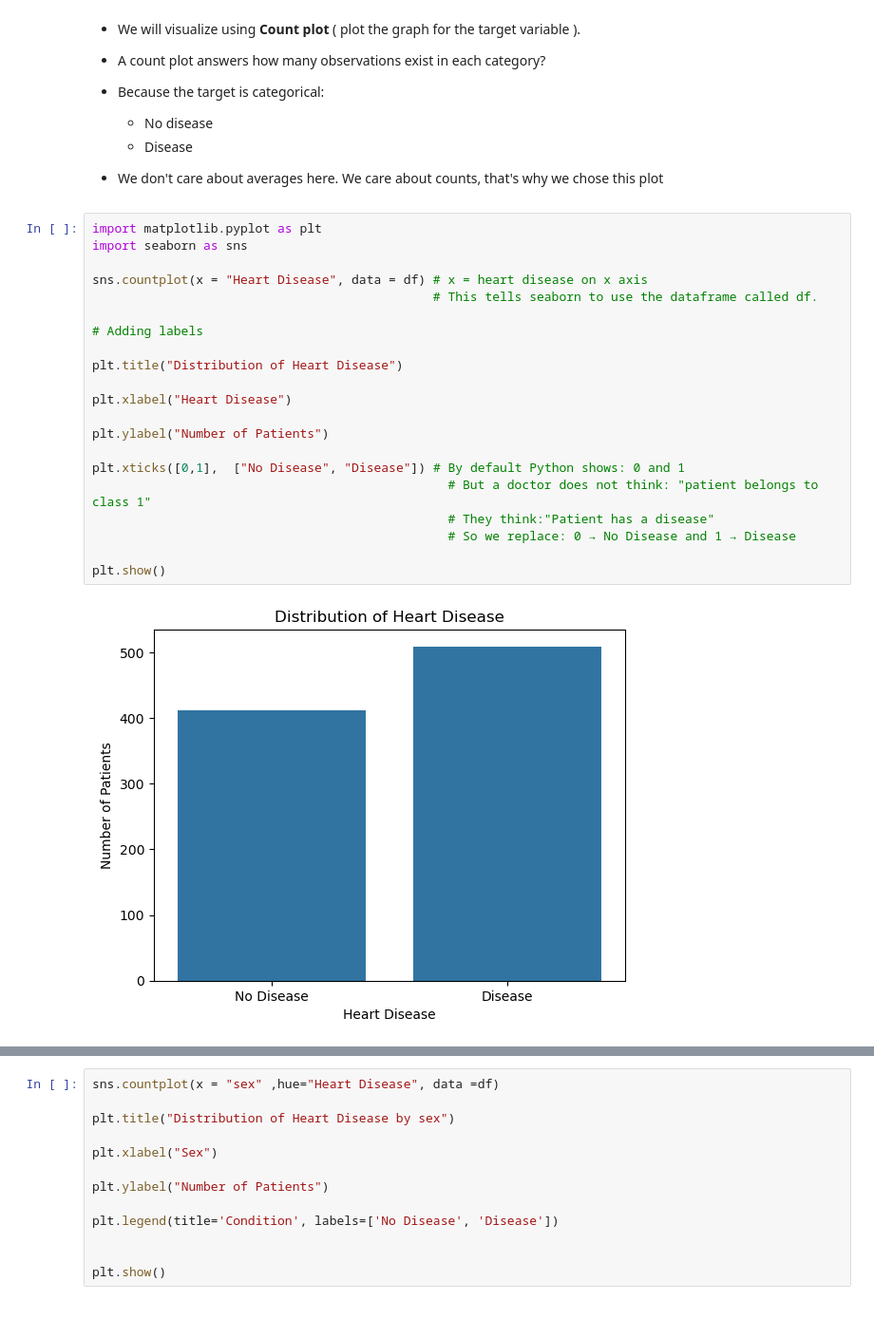
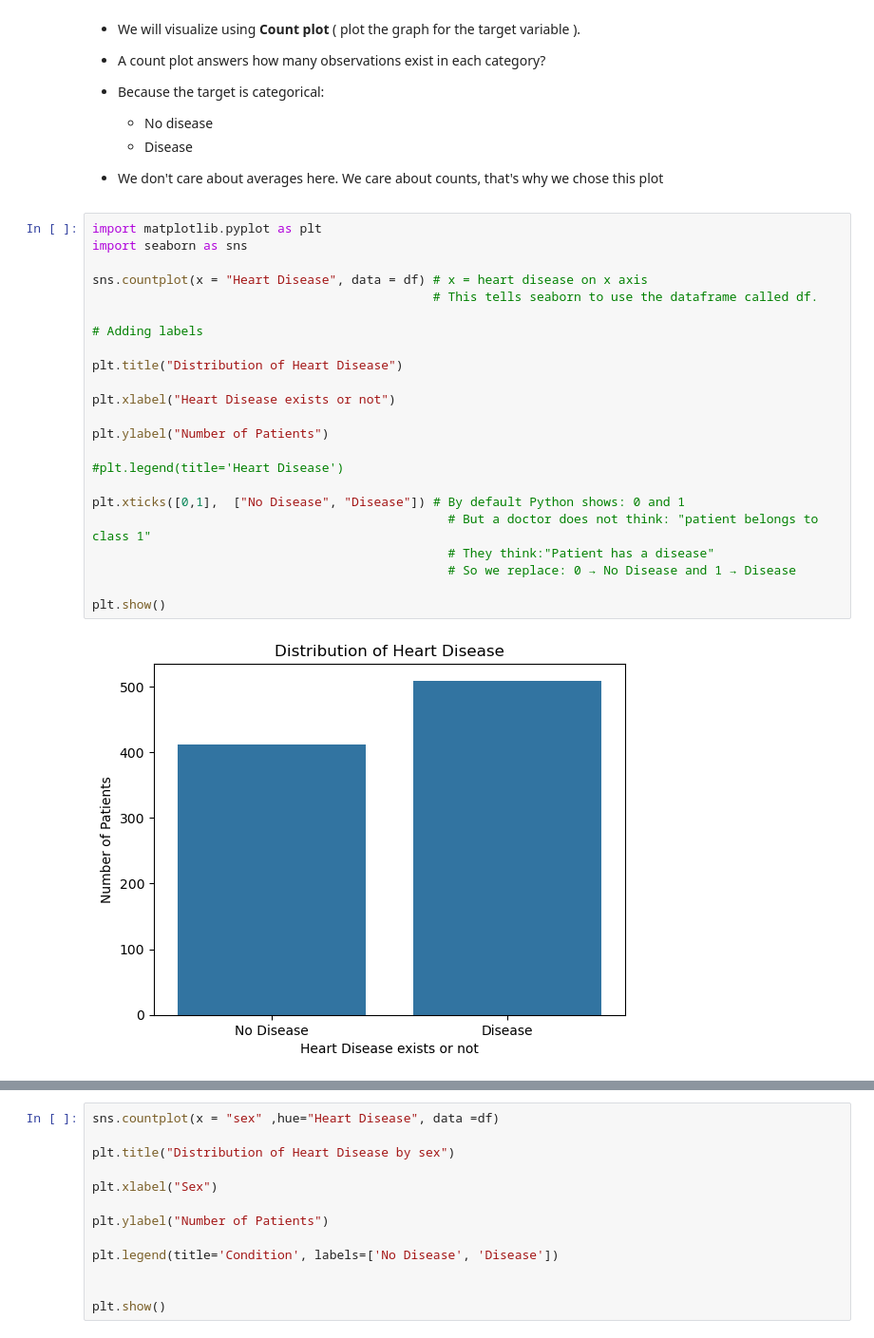
Before and after one commit to vanshika294/ML_Portfolio, a Jupyter notebook: 02_Experiments_and_mini_projects/Classification_Mini_Projects/Logistic_Regression/Heart Disease Classification.ipynb, the cells around one changed output, grey strips where cells are left out. Shown at 95% size. Saved outputs shown, nothing was run; the diff lists cells and outputs as text.

```diff
--- a/02_Experiments_and_mini_projects/Classification_Mini_Projects/Logistic_Regression/Heart Disease Classification.ipynb
+++ b/02_Experiments_and_mini_projects/Classification_Mini_Projects/Logistic_Regression/Heart Disease Classification.ipynb
@@ -403,26 +407,28 @@ df[[ "num", "Heart Disease"]].head()
 # %%
 import matplotlib.pyplot as plt
 import seaborn as sns
 
 sns.countplot(x = "Heart Disease", data = df) # x = heart disease on x axis
                                               # This tells seaborn to use the dataframe called df.
 
 # Adding labels
 
 plt.title("Distribution of Heart Disease")
 
-plt.xlabel("Heart Disease")
+plt.xlabel("Heart Disease exists or not")
 
 plt.ylabel("Number of Patients")
+
+#plt.legend(title='Heart Disease')
 
 plt.xticks([0,1],  ["No Disease", "Disease"]) # By default Python shows: 0 and 1
                                                 # But a doctor does not think: "patient belongs to class 1"
                                                 # They think:"Patient has a disease"
                                                 # So we replace: 0 → No Disease and 1 → Disease
 
 plt.show()
 # %% [output]
-[figure, old version]
+[figure, new version]
 # %% [markdown]
 ### 6.3 Heart disease distribution by sex
 ----
```
Also changed, not shown: parts of 12 cells of this notebook, 1 other file.
